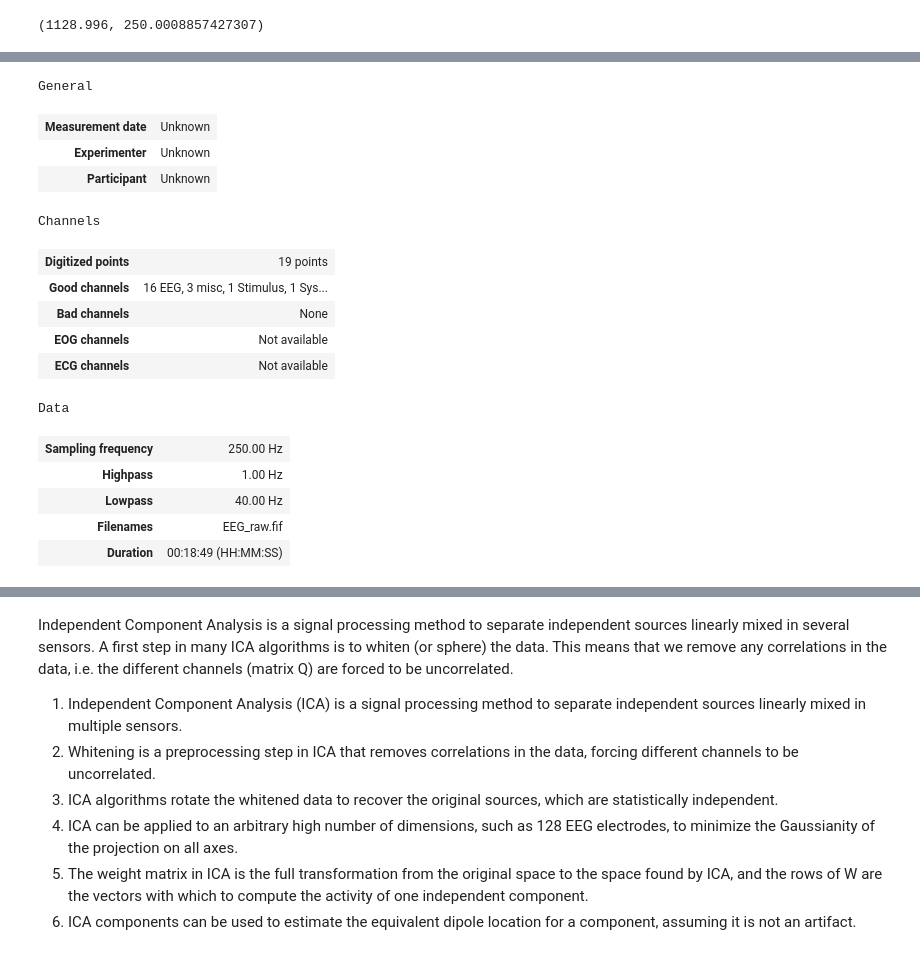
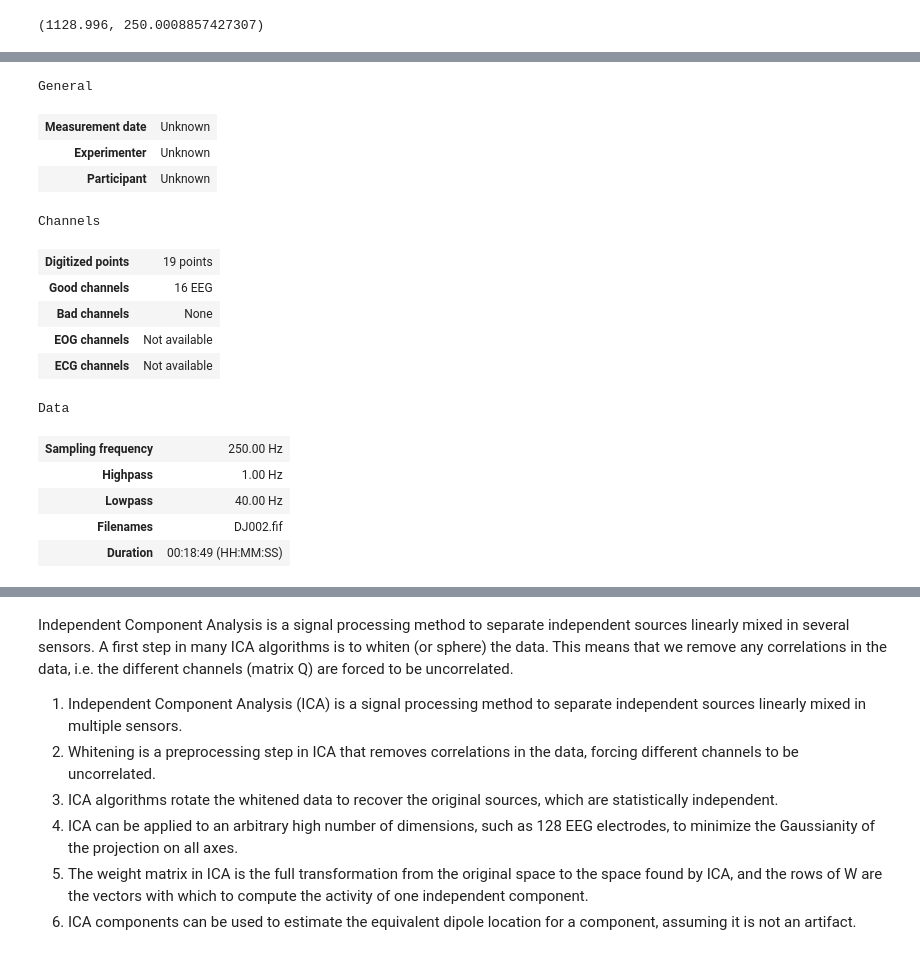
Before and after one commit to GrzegorzSzczepanek/baseline_eeg_experiment, a Jupyter notebook: data/loading_the_data.ipynb, the cells around one changed output, grey strips where cells are left out. Drawn from its saved outputs; the diff is of its cells as text; code cells hidden in the pictures.

```diff
--- a/data/loading_the_data.ipynb
+++ b/data/loading_the_data.ipynb
@@ -206,19 +207,19 @@ channels
-# %%
-raw.pick(channels)
-# %% [output]
-General
-| Measurement date | Unknown |
-| Experimenter | Unknown |
-| Participant | Unknown |
-Channels
-| Digitized points | 19 points |
-| Good channels | 16 EEG, 3 misc, 1 Stimulus, 1 Sys... |
-| Bad channels | None |
-| EOG channels | Not available |
-| ECG channels | Not available |
-Data
-| Sampling frequency | 250.00 Hz |
-| Highpass | 1.00 Hz |
-| Lowpass | 40.00 Hz |
-| Filenames | EEG_raw.fif |
-| Duration | 00:18:49 (HH:MM:SS) |
+# %%
+raw.pick_types(eeg=True)
+# %% [output]
+General
+| Measurement date | Unknown |
+| Experimenter | Unknown |
+| Participant | Unknown |
+Channels
+| Digitized points | 19 points |
+| Good channels | 16 EEG |
+| Bad channels | None |
+| EOG channels | Not available |
+| ECG channels | Not available |
+Data
+| Sampling frequency | 250.00 Hz |
+| Highpass | 1.00 Hz |
+| Lowpass | 40.00 Hz |
+| Filenames | DJ002.fif |
+| Duration | 00:18:49 (HH:MM:SS) |
```
Also changed, not shown: parts of 9 cells of this notebook, 2 other files.
